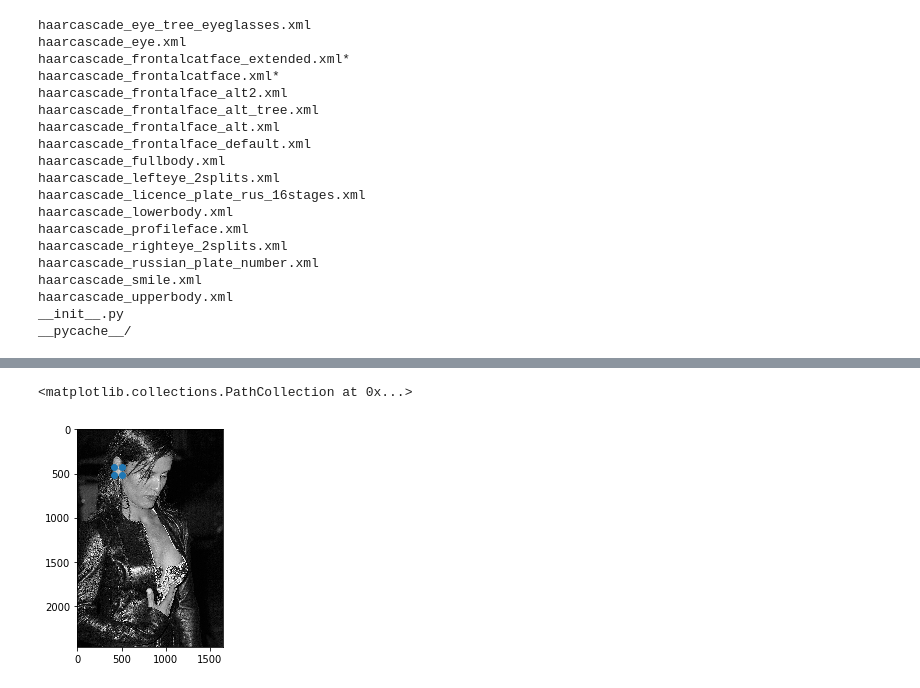
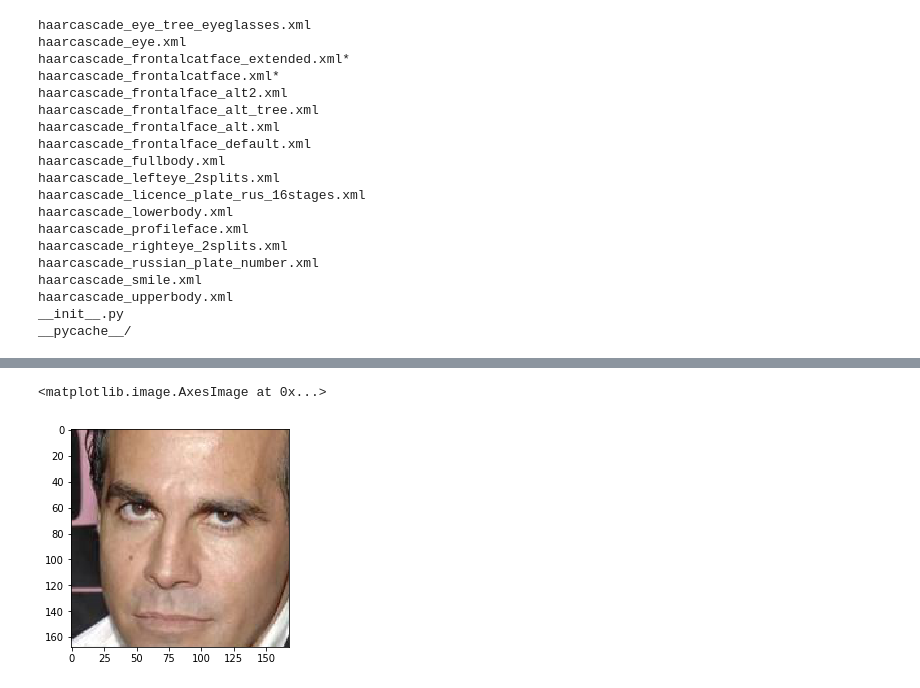
Before and after one commit to VladimirChirkin/CelebrityFaces, a Jupyter notebook: cv.ipynb, the cells around one changed output, grey strips where cells are left out. Drawn from its saved outputs; the diff is of its cells as text; code cells hidden in the pictures.

Commit message:
modified:   cv.ipynb 	new file:   modules/crop.py 	new file:   modules/facenet_embeddings.py 	new file:   modules/pytorch_net.py 	modified:   myannoy/annoy.cpp 	modified:   myannoy/research.ipynb

```diff
--- a/cv.ipynb
+++ b/cv.ipynb
@@ -56,6 +56,11 @@ plt.imshow(im)
-# %%
-plt.imshow(gray, cmap=plt.cm.gray)
-plt.scatter(face[:, 1], face[:, 0])
-# %% [output]
-<matplotlib.collections.PathCollection at 0x...>
-[figure, removed]
+# %%
+def crop_face(img):
+    gray = cv2.cvtColor(im, cv2.COLOR_BGR2GRAY)
+    faces = face_frontal.detectMultiScale(gray)
+    face = rect(faces[0])
+    return img[face[0][0]:face[1][0], face[0][1]:face[3][1]]
+# %%
+plt.imshow(crop_face(im))
+# %% [output]
+<matplotlib.image.AxesImage at 0x...>
+[figure, added]
```
Also changed, not shown: parts of 2 cells of this notebook, 5 other files.
